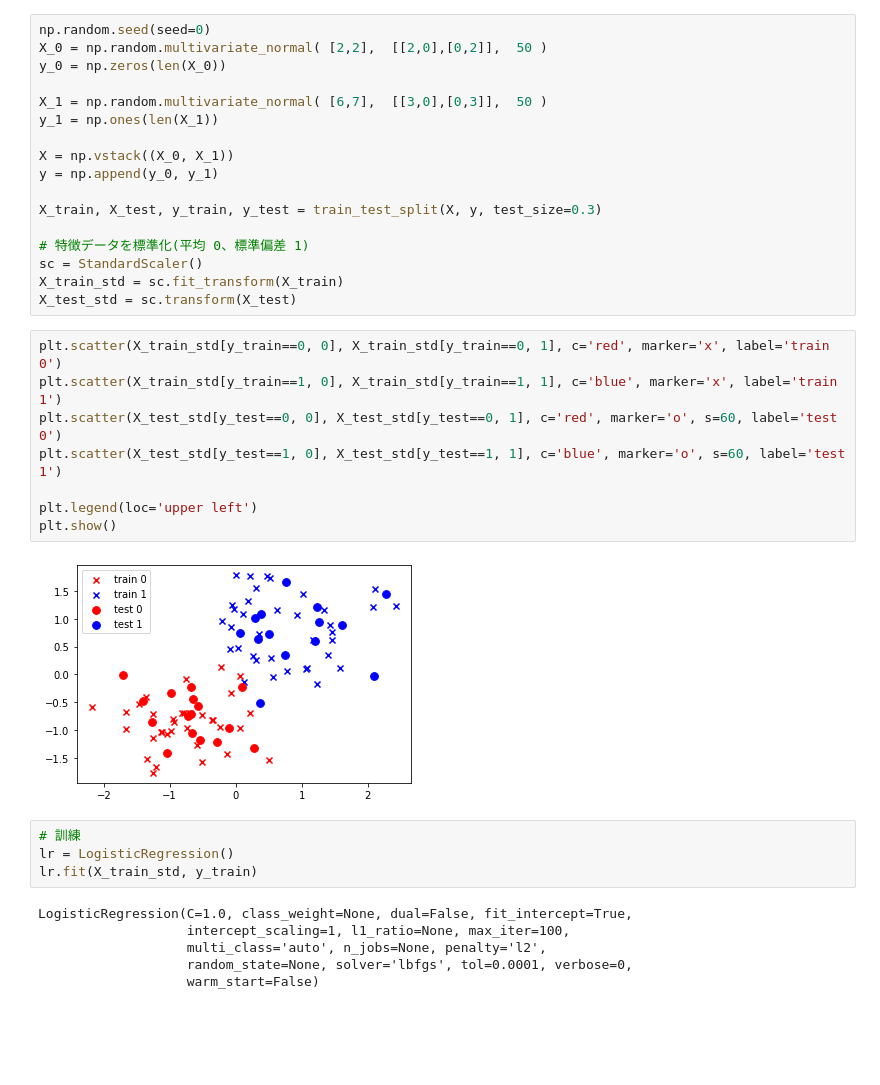
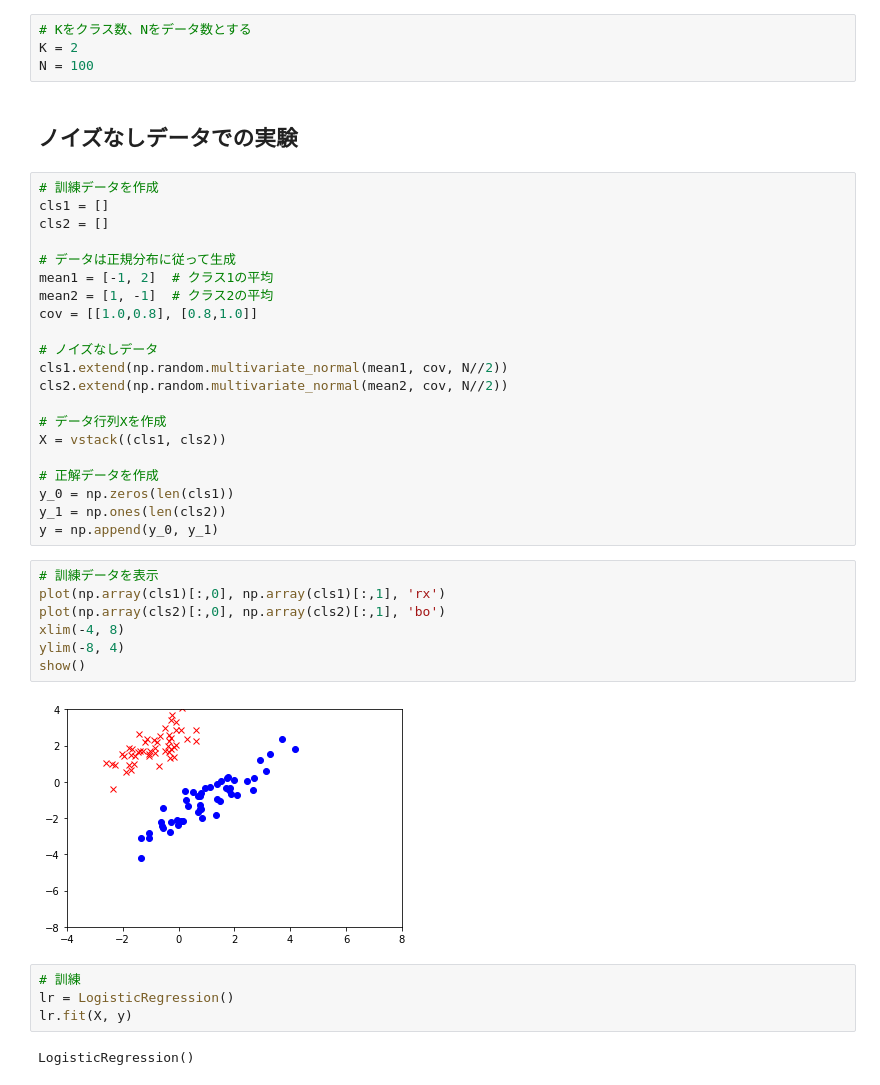
Before and after one commit to peisuke/ml-works, a Jupyter notebook: 3/3_3.ipynb, the cells around one changed output. Drawn from its saved outputs; the diff is of its cells as text; blank space fills up the shorter version.

```diff
--- a/3/3_3.ipynb
+++ b/3/3_3.ipynb
@@ -12,37 +17,42 @@ import numpy as np
-# %%
-np.random.seed(seed=0)
-X_0 = np.random.multivariate_normal( [2,2],  [[2,0],[0,2]],  50 )
-y_0 = np.zeros(len(X_0))
-
-X_1 = np.random.multivariate_normal( [6,7],  [[3,0],[0,3]],  50 )
-y_1 = np.ones(len(X_1))
-
-X = np.vstack((X_0, X_1))
-y = np.append(y_0, y_1)
-
-X_train, X_test, y_train, y_test = train_test_split(X, y, test_size=0.3)
-
-# 特徴データを標準化(平均 0、標準偏差 1)
-sc = StandardScaler()
-X_train_std = sc.fit_transform(X_train)
-X_test_std = sc.transform(X_test)
-# %%
-plt.scatter(X_train_std[y_train==0, 0], X_train_std[y_train==0, 1], c='red', marker='x', label='train 0')
-plt.scatter(X_train_std[y_train==1, 0], X_train_std[y_train==1, 1], c='blue', marker='x', label='train 1')
-plt.scatter(X_test_std[y_test==0, 0], X_test_std[y_test==0, 1], c='red', marker='o', s=60, label='test 0')
-plt.scatter(X_test_std[y_test==1, 0], X_test_std[y_test==1, 1], c='blue', marker='o', s=60, label='test 1')
-
-plt.legend(loc='upper left')
-plt.show()
-# %% [output]
-[figure, removed]
+# %%
+# Kをクラス数、Nをデータ数とする
+K = 2
+N = 100
+# %% [markdown]
+## ノイズなしデータでの実験
+# %%
+# 訓練データを作成
+cls1 = []
+cls2 = []
+
+# データは正規分布に従って生成
+mean1 = [-1, 2]  # クラス1の平均
+mean2 = [1, -1]  # クラス2の平均
+cov = [[1.0,0.8], [0.8,1.0]]
+
+# ノイズなしデータ
+cls1.extend(np.random.multivariate_normal(mean1, cov, N//2))
+cls2.extend(np.random.multivariate_normal(mean2, cov, N//2))
+
+# データ行列Xを作成
+X = vstack((cls1, cls2))
+
+# 正解データを作成
+y_0 = np.zeros(len(cls1))
+y_1 = np.ones(len(cls2))
+y = np.append(y_0, y_1)
+# %%
+# 訓練データを表示
+plot(np.array(cls1)[:,0], np.array(cls1)[:,1], 'rx')
+plot(np.array(cls2)[:,0], np.array(cls2)[:,1], 'bo')
+xlim(-4, 8)
+ylim(-8, 4)
+show()
+# %% [output]
+[figure, added]
 # %%
 # 訓練
 lr = LogisticRegression()
-lr.fit(X_train_std, y_train)
+lr.fit(X, y)
 # %% [output]
-LogisticRegression(C=1.0, class_weight=None, dual=False, fit_intercept=True,
-                   intercept_scaling=1, l1_ratio=None, max_iter=100,
-                   multi_class='auto', n_jobs=None, penalty='l2',
-                   random_state=None, solver='lbfgs', tol=0.0001, verbose=0,
-                   warm_start=False)
+LogisticRegression()
```
Also changed, not shown: parts of 12 cells of this notebook.
